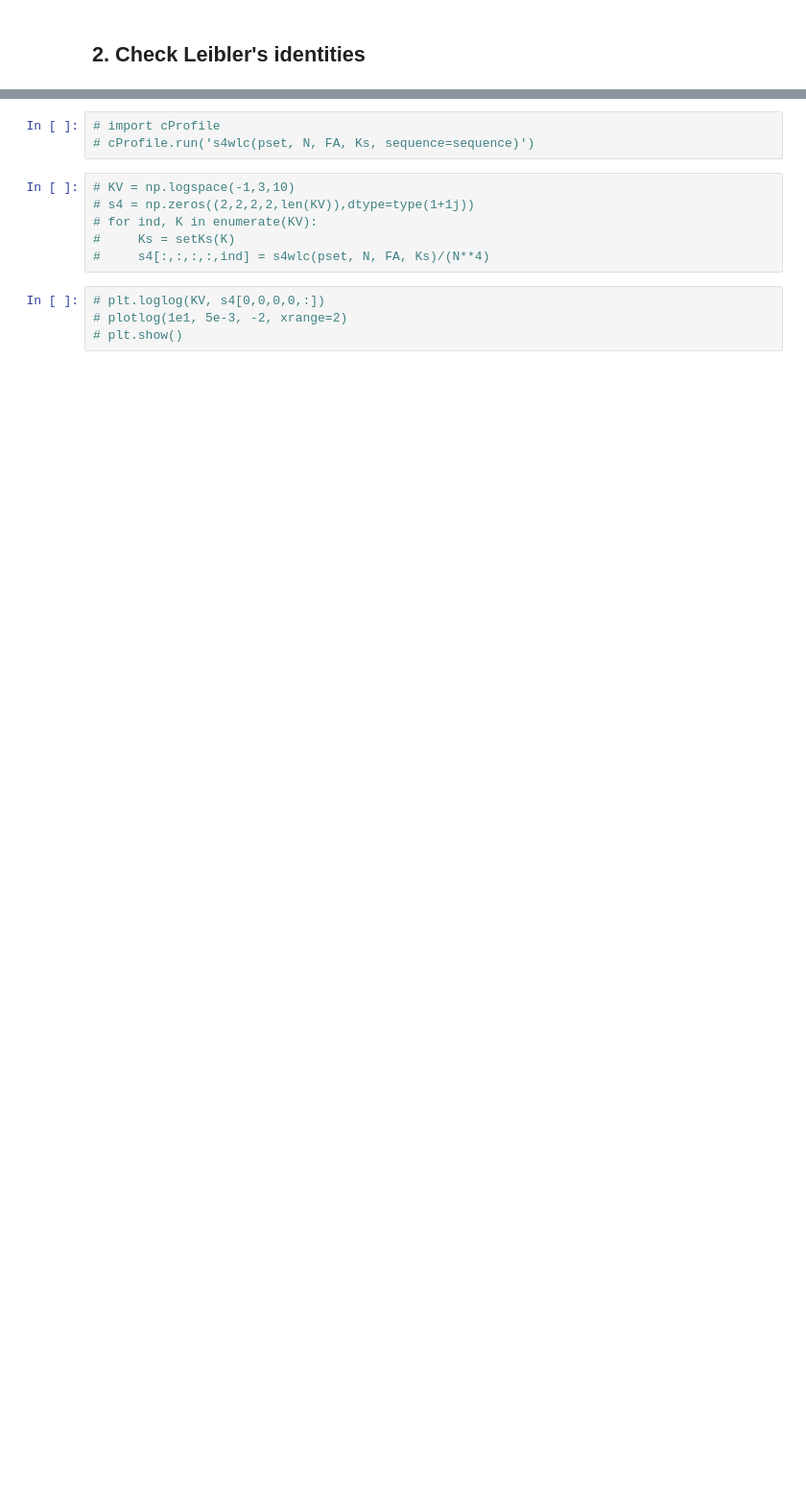
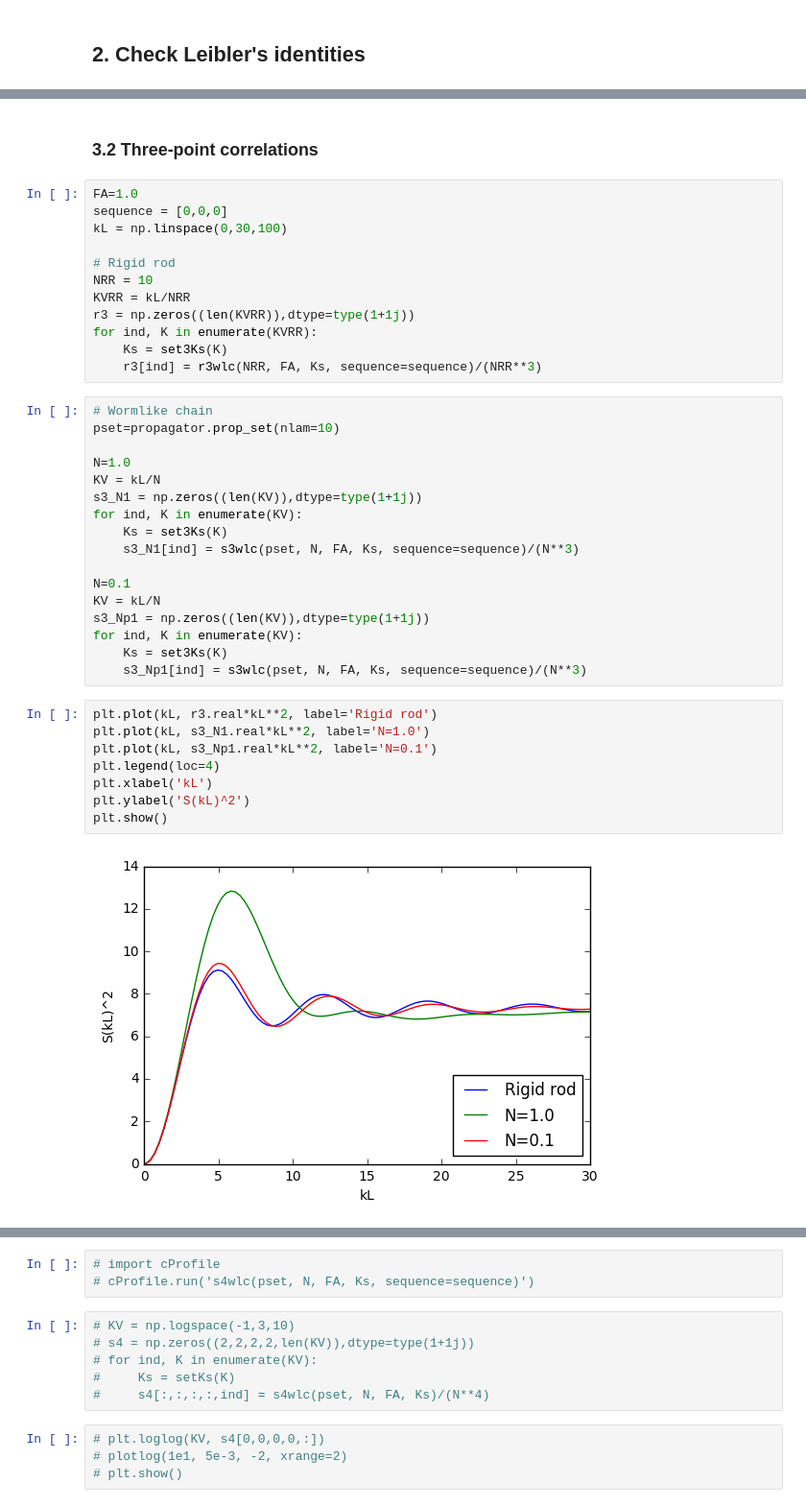
Before and after one commit to qmacAstanford/MultiPointCalculation, a Jupyter notebook: TestCORRcalc.ipynb, the cells around one changed output, grey strips where cells are left out. Shown at 96% size. Cells and saved outputs as stored; diff of their text form; blank space fills up the shorter version.

```diff
--- a/TestCORRcalc.ipynb
+++ b/TestCORRcalc.ipynb
@@ -160,0 +113,41 @@ print(s4wlc(pset, wigset, N, FA, k, sequence=[0, 1, 0, 1]))
+# %% [markdown]
+### 3.2 Three-point correlations
+# %%
+FA=1.0
+sequence = [0,0,0]
+kL = np.linspace(0,30,100)
+
+# Rigid rod
+NRR = 10
+KVRR = kL/NRR
+r3 = np.zeros((len(KVRR)),dtype=type(1+1j))
+for ind, K in enumerate(KVRR):
+    Ks = set3Ks(K)
+    r3[ind] = r3wlc(NRR, FA, Ks, sequence=sequence)/(NRR**3)
+# %%
+# Wormlike chain
+pset=propagator.prop_set(nlam=10)
+
+N=1.0
+KV = kL/N
+s3_N1 = np.zeros((len(KV)),dtype=type(1+1j))
+for ind, K in enumerate(KV):
+    Ks = set3Ks(K)
+    s3_N1[ind] = s3wlc(pset, N, FA, Ks, sequence=sequence)/(N**3)
+
+N=0.1
+KV = kL/N
+s3_Np1 = np.zeros((len(KV)),dtype=type(1+1j))
+for ind, K in enumerate(KV):
+    Ks = set3Ks(K)
+    s3_Np1[ind] = s3wlc(pset, N, FA, Ks, sequence=sequence)/(N**3)
+# %%
+plt.plot(kL, r3.real*kL**2, label='Rigid rod')
+plt.plot(kL, s3_N1.real*kL**2, label='N=1.0')
+plt.plot(kL, s3_Np1.real*kL**2, label='N=0.1')
+plt.legend(loc=4)
+plt.xlabel('kL')
+plt.ylabel('S(kL)^2')
+plt.show()
+# %% [output]
+[figure, added]
```
Also changed, not shown: parts of 35 cells of this notebook, 5 other files.
